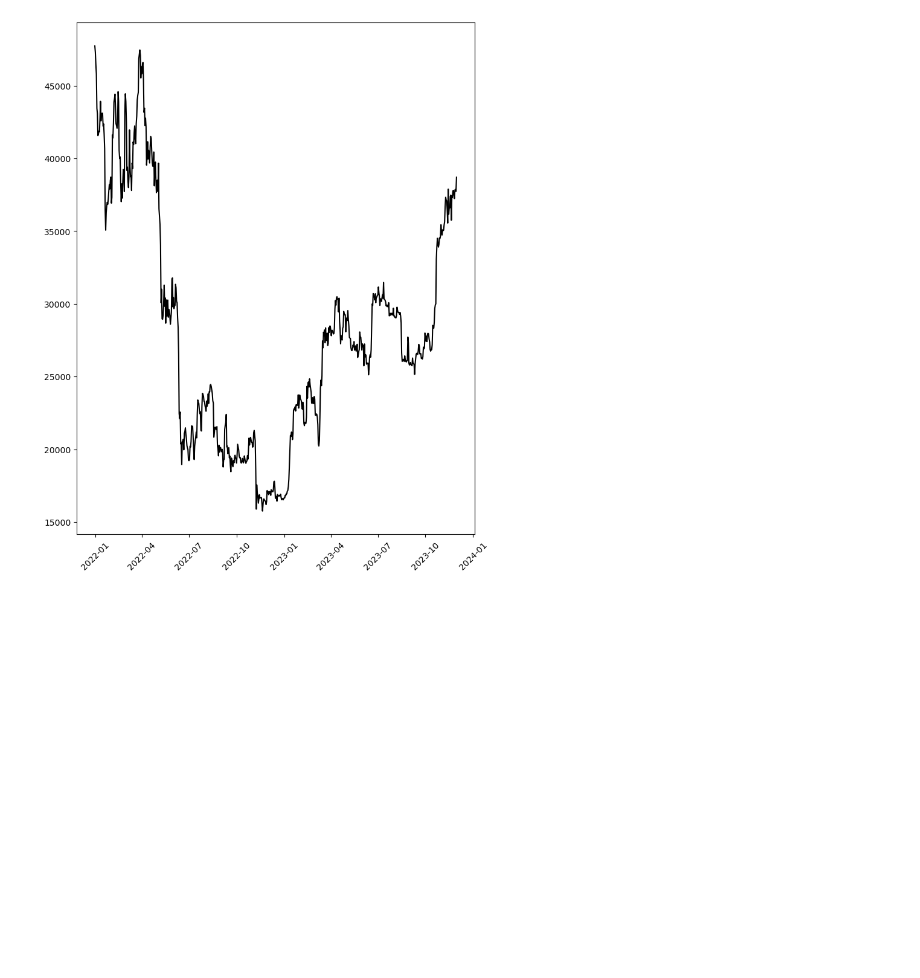
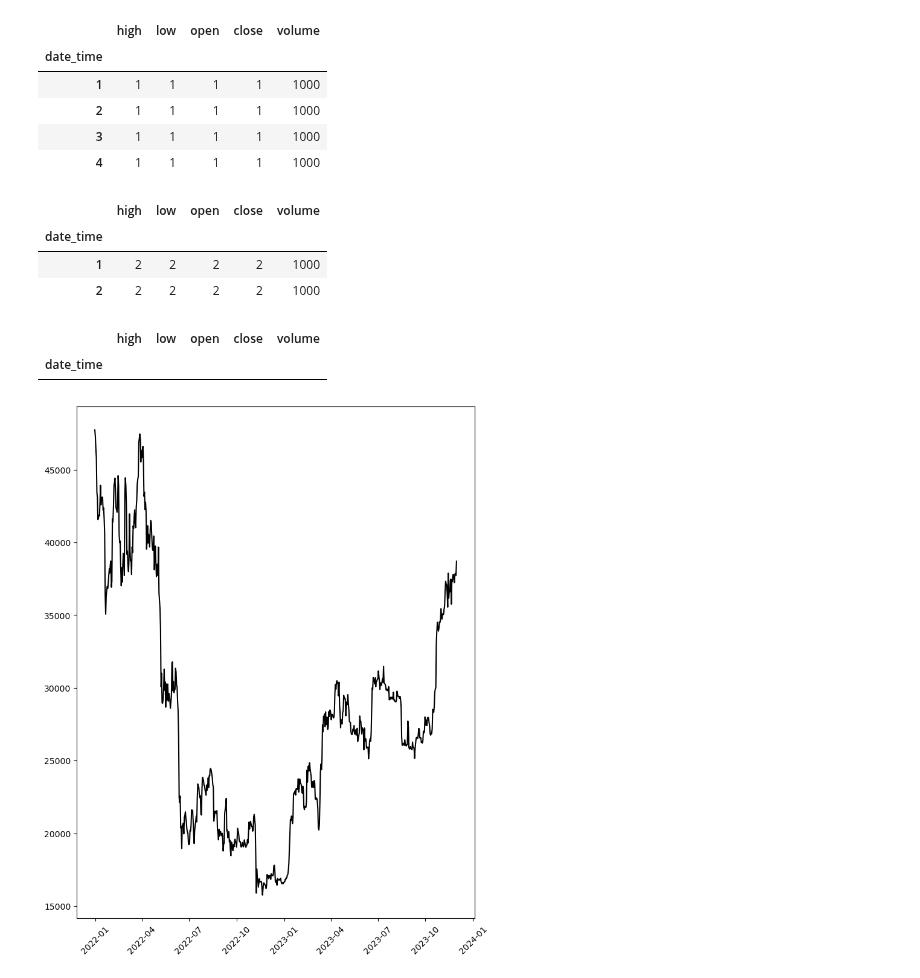
Before and after one commit to ArtemChemist/crypto, a Jupyter notebook: test clases.ipynb, the cells around one changed output. Cells and saved outputs as stored; diff of their text form; code cells hidden in the pictures; blank space fills up the shorter version.

```diff
--- a/test clases.ipynb
+++ b/test clases.ipynb
@@ -14,0 +45,28 @@ from portfolio import Portfolio, Asset
+# %%
+date_list = [1,2,3,4]
+USD_apr = pd.DataFrame({'high':[1] * len(date_list), 'low':[1] * len(date_list),
+                    'open':[1] * len(date_list), 'close':[1] * len(date_list),
+                    'volume':[1000]* len(date_list)},
+                     index=pd.Index(date_list, name = 'date_time'))
+
+USD_apr.head()
+# %% [output]
+|  | high | low | open | close | volume |
+| date_time |  |  |  |  |  |
+| 1 | 1 | 1 | 1 | 1 | 1000 |
+| 2 | 1 | 1 | 1 | 1 | 1000 |
+| 3 | 1 | 1 | 1 | 1 | 1000 |
+| 4 | 1 | 1 | 1 | 1 | 1000 |
+# %%
+date_list = [1,2]
+USD_may = pd.DataFrame({'high':[2] * len(date_list), 'low':[2] * len(date_list),
+                    'open':[2] * len(date_list), 'close':[2] * len(date_list),
+                    'volume':[1000]* len(date_list)},
+                     index=pd.Index(date_list, name = 'date_time'))
+
+USD_may.head()
+# %% [output]
+|  | high | low | open | close | volume |
+| date_time |  |  |  |  |  |
+| 1 | 2 | 2 | 2 | 2 | 1000 |
+| 2 | 2 | 2 | 2 | 2 | 1000 |
@@ -15,3 +86,9 @@ from portfolio import Portfolio, Asset
+# %%
+USD.history.combine_first(USD_2000)
+USD.history.head()
+# %% [output]
+|  | high | low | open | close | volume |
+| date_time |  |  |  |  |  |
 # %%
 with open('CoinBaseAPIKey.key', 'r') as f:
     contents = f.readlines()
```
Also changed, not shown: parts of 7 cells of this notebook, 2 other files.
